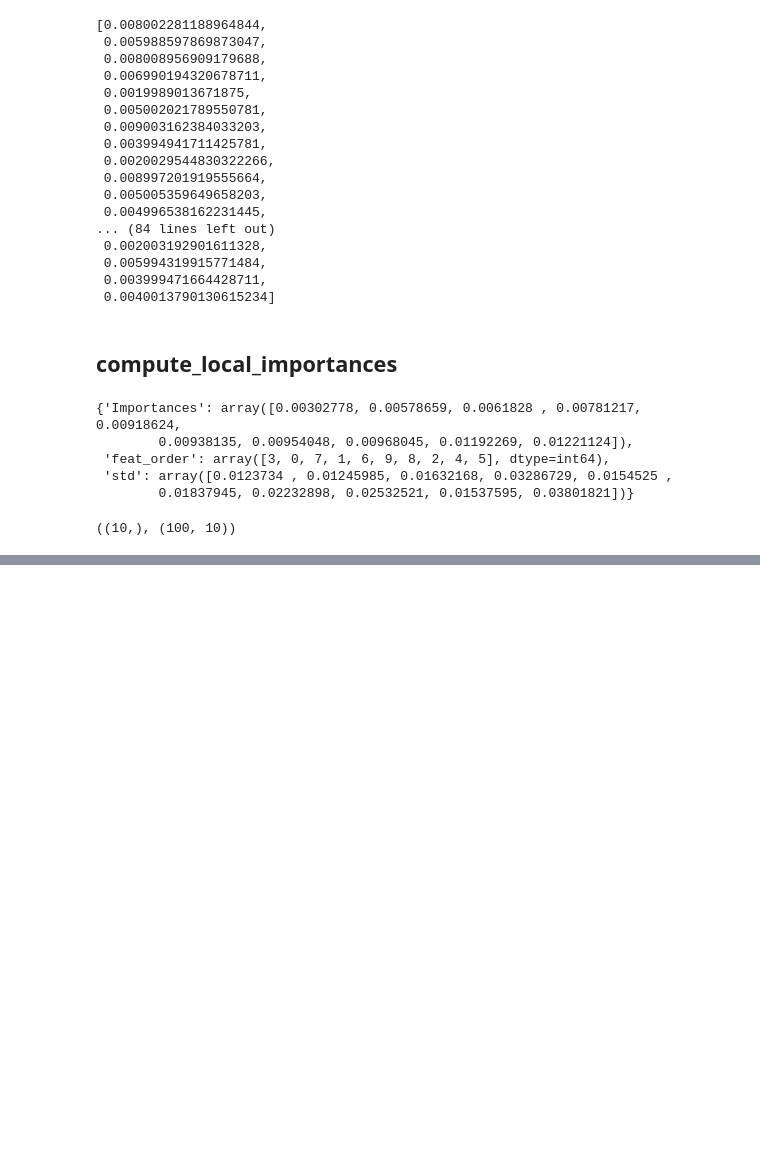
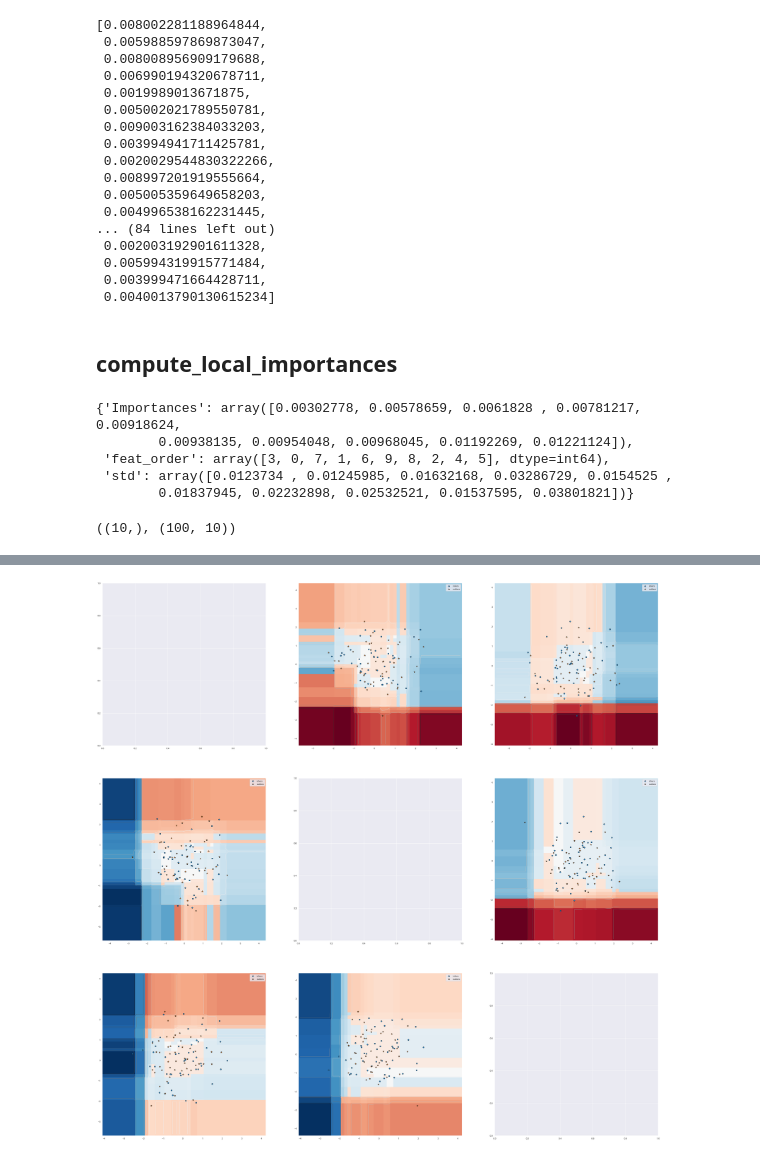
Before and after one commit to mattiacarletti/DIFFI, a Jupyter notebook: diffi_tests.ipynb, the cells around one changed output, grey strips where cells are left out. Cells and saved outputs as stored; diff of their text form; code cells hidden in the pictures; blank space fills up the shorter version.

```diff
--- a/diffi_tests.ipynb
+++ b/diffi_tests.ipynb
@@ -557,0 +752,15 @@ std.shape,X.shape
+# %%
+np.random.seed(0)
+X = np.random.randn(100, 3)
+#Assign at random the anomalous/not anomaoous labels
+#Create a random array of 0 and 1 of shape=(100,)
+y=np.random.randint(0,2,size=100)
+name='test_complete'
+# create an isolation forest model
+iforest = IsolationForest(n_estimators=10, max_samples=64, random_state=0)
+iforest.fit(X)
+plot_path=os.path.join(os.getcwd(),'tests','test_plots')
+
+fig,ax=plot_complete_scoremap(name,X.shape[1],iforest,X,y,pwd=plot_path)
+# %% [output]
+[figure, added]
```
Also changed, not shown: parts of 29 cells of this notebook.
